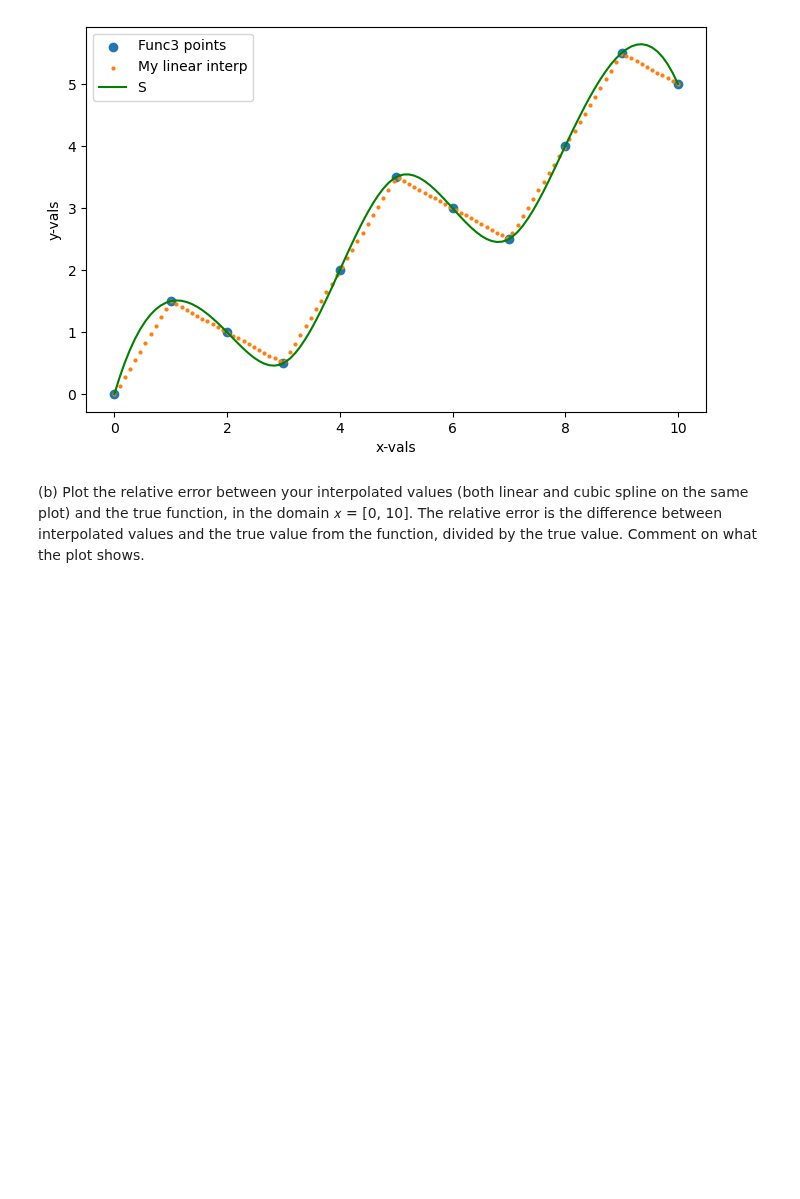
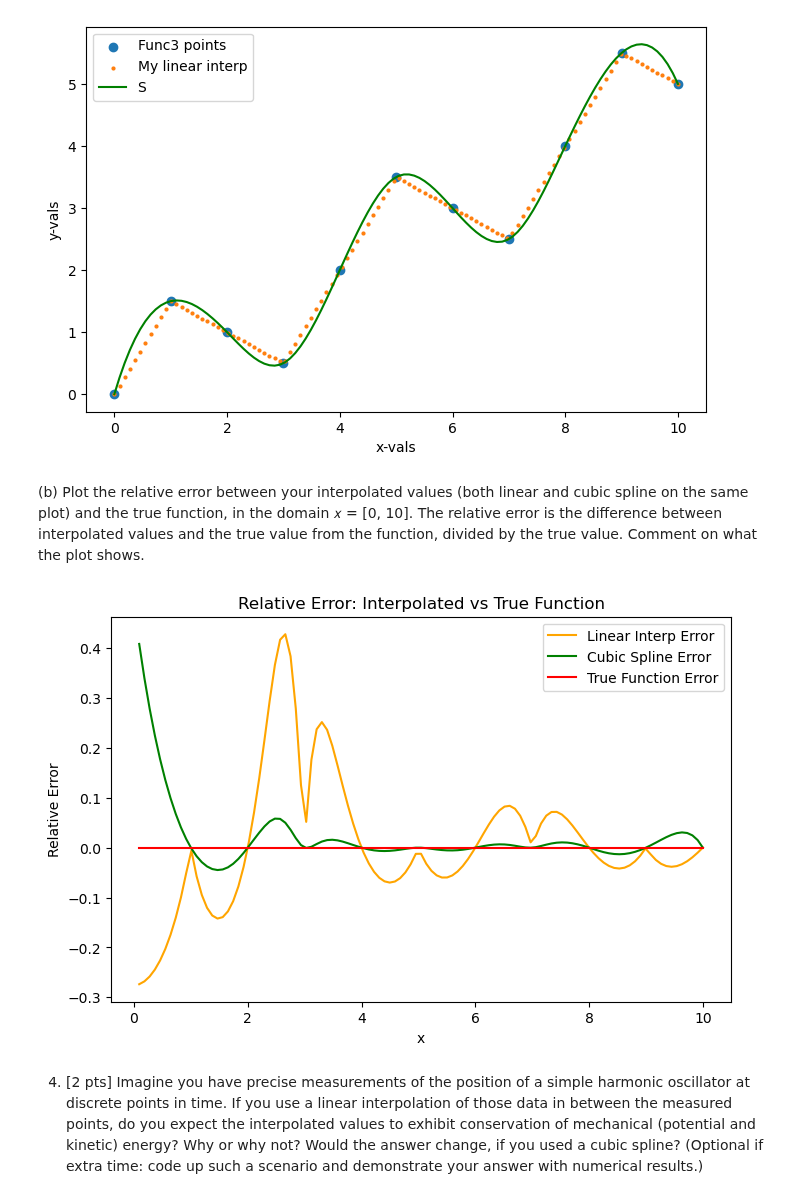
Before and after one commit to kparrine/Computational_Astro, a Jupyter notebook: C1/C1.ipynb, the cells around one changed output. Cells and saved outputs as stored; diff of their text form; code cells hidden in the pictures; blank space fills up the shorter version.

```diff
--- a/C1/C1.ipynb
+++ b/C1/C1.ipynb
@@ -200,3 +200,27 @@ Text(0, 0.5, 'y-vals')
 spline on the same plot) and the true function, in the domain 𝑥 = [0, 10]. The relative
 error is the difference between interpolated values and the true value from the function,
 divided by the true value. Comment on what the plot shows.
+# %%
+rel_err_lin = (y2_interp-func3(xs2))/func3(xs2)
+rel_err_spline = (cs2(xs2)-func3(xs2))/func3(xs2)
+rel_err_true = (func3(xs2)-func3(xs2))/func3(xs2)
+# %%
+plt.figure(figsize=(8,5))
+plt.plot(xs2, rel_error_linear, label="Linear Interp Error", color='orange')
+plt.plot(xs2, rel_err_spline, label="Cubic Spline Error", color='green')
+plt.plot(xs2, rel_err_true, label="True Function Error", color='red')
+plt.xlabel("x")
+plt.ylabel("Relative Error")
+plt.title("Relative Error: Interpolated vs True Function")
+plt.legend()
+plt.show()
+# %% [output]
+[figure, added]
+# %% [markdown]
+4. [2 pts] Imagine you have precise measurements of the position of a simple harmonic
+oscillator at discrete points in time. If you use a linear interpolation of those data in between
+the measured points, do you expect the interpolated values to exhibit conservation of mechanical
+(potential and kinetic) energy? Why or why not? Would the answer change, if you used a cubic
+spline?
+(Optional if extra time: code up such a scenario and demonstrate your answer with numerical
+results.)
```
Also changed, not shown: parts of 1 cell of this notebook.
